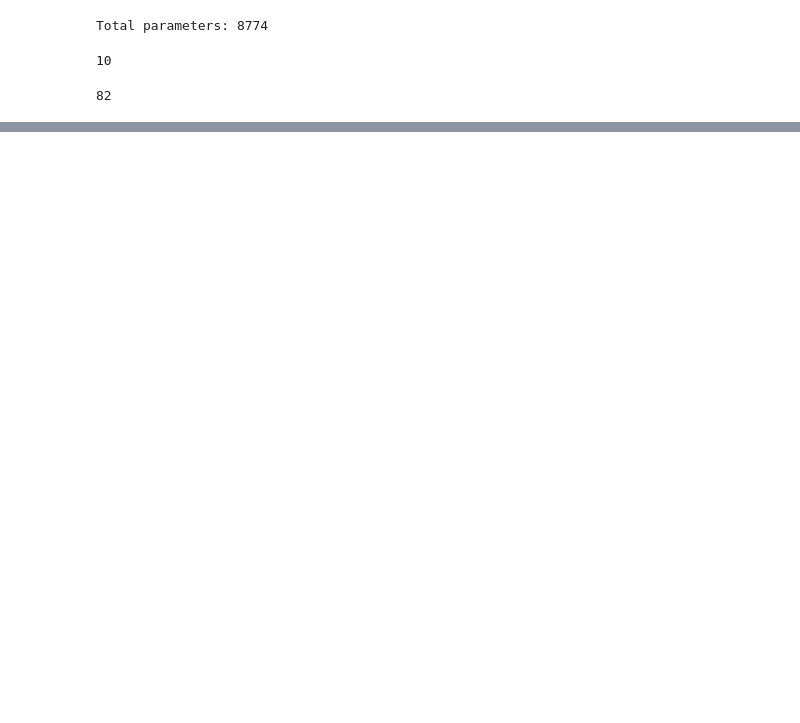
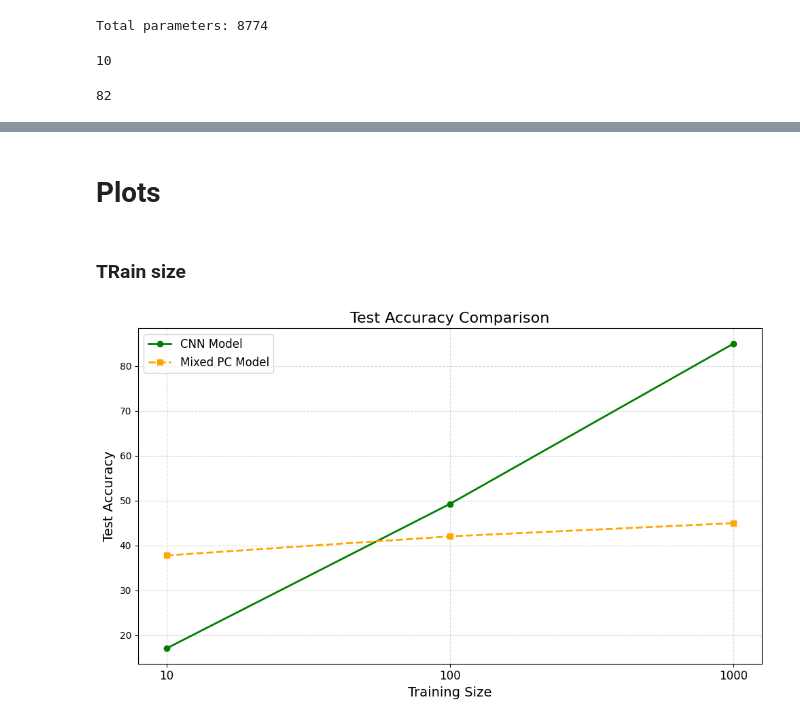
Before and after one commit to MiloszHoleksa/ProbabilisticCircuit, a Jupyter notebook: Baseline_PC.ipynb, the cells around one changed output, grey strips where cells are left out. Drawn from its saved outputs; the diff is of its cells as text; code cells hidden in the pictures; blank space fills up the shorter version.

```diff
--- a/Baseline_PC.ipynb
+++ b/Baseline_PC.ipynb
@@ -616,0 +863,42 @@ cp_channels(1, 8000, mixed_model[0].V)
+# %% [markdown]
+# Plots
+# %% [markdown]
+### TRain size
+# %%
+
+CNN_accs = [17, 49.25, 85]
+PC_accs = [37.75, 42, 44.95]
+
+
+# Example data
+x_labels = ["10", "100", "1000"]  # Custom x-axis labels
+test_accuracy_model1 = CNN_accs
+test_accuracy_model2 = PC_accs
+
+
+# Create the plot
+plt.figure(figsize=(10, 6))  # Set figure size for better clarity
+
+# Plot the lines
+plt.plot(x_labels, test_accuracy_model1, label='CNN Model', marker='o', linestyle='-', c = "green", linewidth=2)
+plt.plot(x_labels, test_accuracy_model2, label='Mixed PC Model', marker='s', linestyle='--', c = "orange", linewidth=2)
+
+# Add title and labels
+plt.title('Test Accuracy Comparison', fontsize=16)
+plt.xlabel('Training Size', fontsize=14)
+plt.ylabel('Test Accuracy', fontsize=14)
+
+# Customize x-ticks
+plt.xticks(x_labels, fontsize=12)
+
+# Add grid for better readability
+plt.grid(alpha=0.5, linestyle='--')
+
+# Add legend
+plt.legend(fontsize=12)
+
+# Show plot
+plt.tight_layout()
+plt.show()
+# %% [output]
+[figure, added]
```
Also changed, not shown: parts of 44 cells of this notebook, 1 other file.
